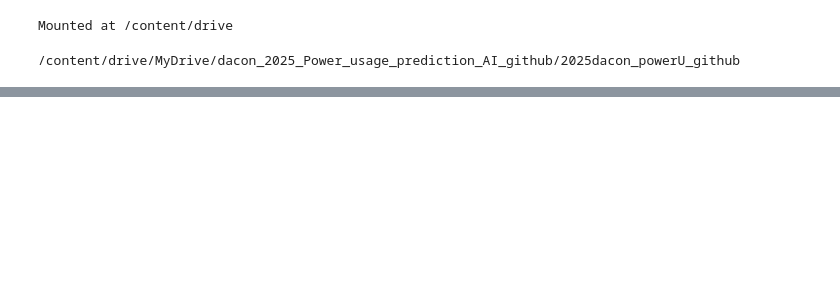
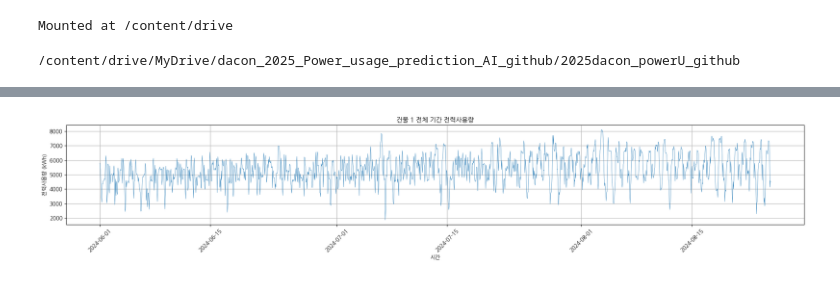
Before and after one commit to SonHyesang0914/2025dacon_powerU_github, a Jupyter notebook: 01_EDA.ipynb, the cells around one changed output, grey strips where cells are left out. Cells and saved outputs as stored; diff of their text form; code cells hidden in the pictures; blank space fills up the shorter version.

```diff
--- a/01_EDA.ipynb
+++ b/01_EDA.ipynb
@@ -19,0 +76,8 @@ SyntaxError: invalid syntax (ipython-input-400234050.py, line 1)
+# %%
+train_path = "/content/drive/MyDrive/dacon_2025_Power_usage_prediction_AI/dacon_data/train.csv"
+test_path = "/content/drive/MyDrive/dacon_2025_Power_usage_prediction_AI/dacon_data/test.csv"
+building_info_path = "/content/drive/MyDrive/dacon_2025_Power_usage_prediction_AI/dacon_data/building_info.csv"
+# %%
+train = pd.read_csv(train_path)
+test = pd.read_csv(test_path)
+building_info = pd.read_csv(building_info_path)
@@ -19,0 +404,19 @@ SyntaxError: invalid syntax (ipython-input-400234050.py, line 1)
+# %%
+import matplotlib.pyplot as plt
+import seaborn as sns
+
+b_id = 1
+
+temp = train[train['building_num'] == b_id].copy()
+
+plt.figure(figsize=(20, 4))
+sns.lineplot(data=temp, x='date_time', y='power_consumption', linewidth=0.5)
+plt.title(f"건물 {b_id} 전체 기간 전력사용량")
+plt.xlabel("시간")
+plt.ylabel("전력사용량 (kWh)")
+plt.xticks(rotation=45)
+plt.grid(True)
+plt.tight_layout()
+plt.show()
+# %% [output]
+[figure, added]
```
Also changed, not shown: parts of 20 cells of this notebook.
